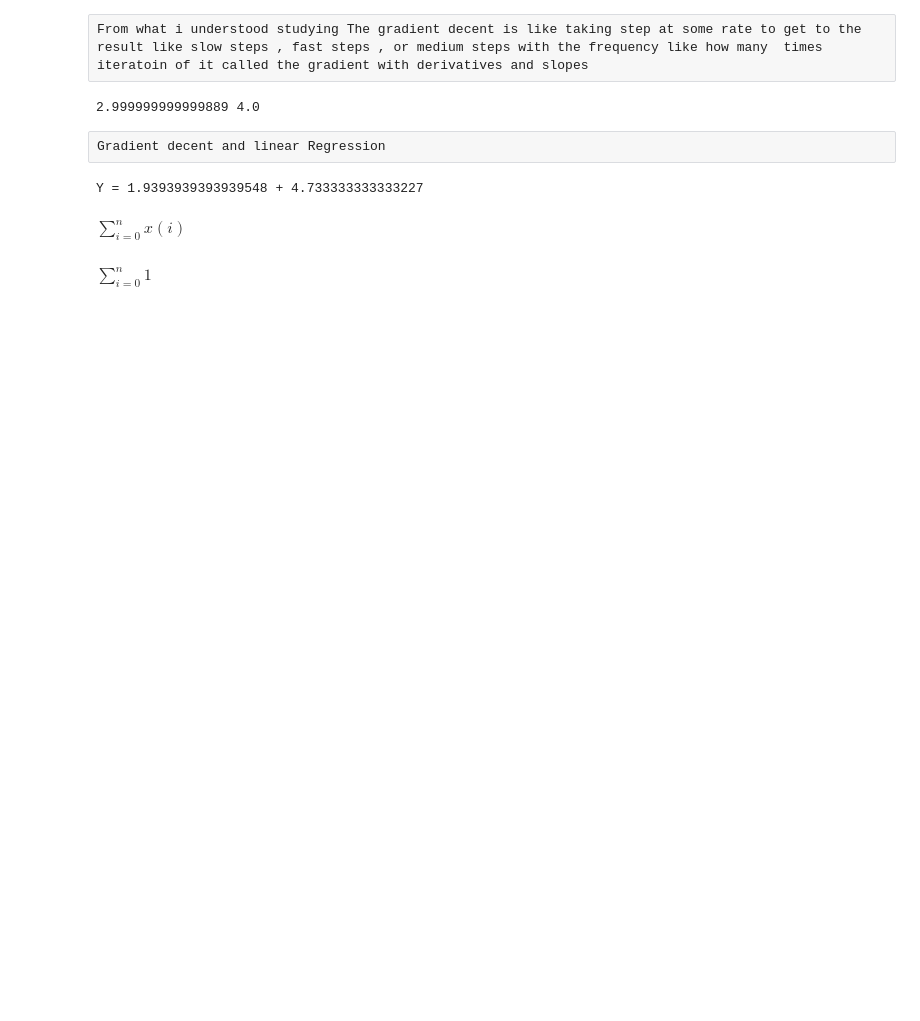
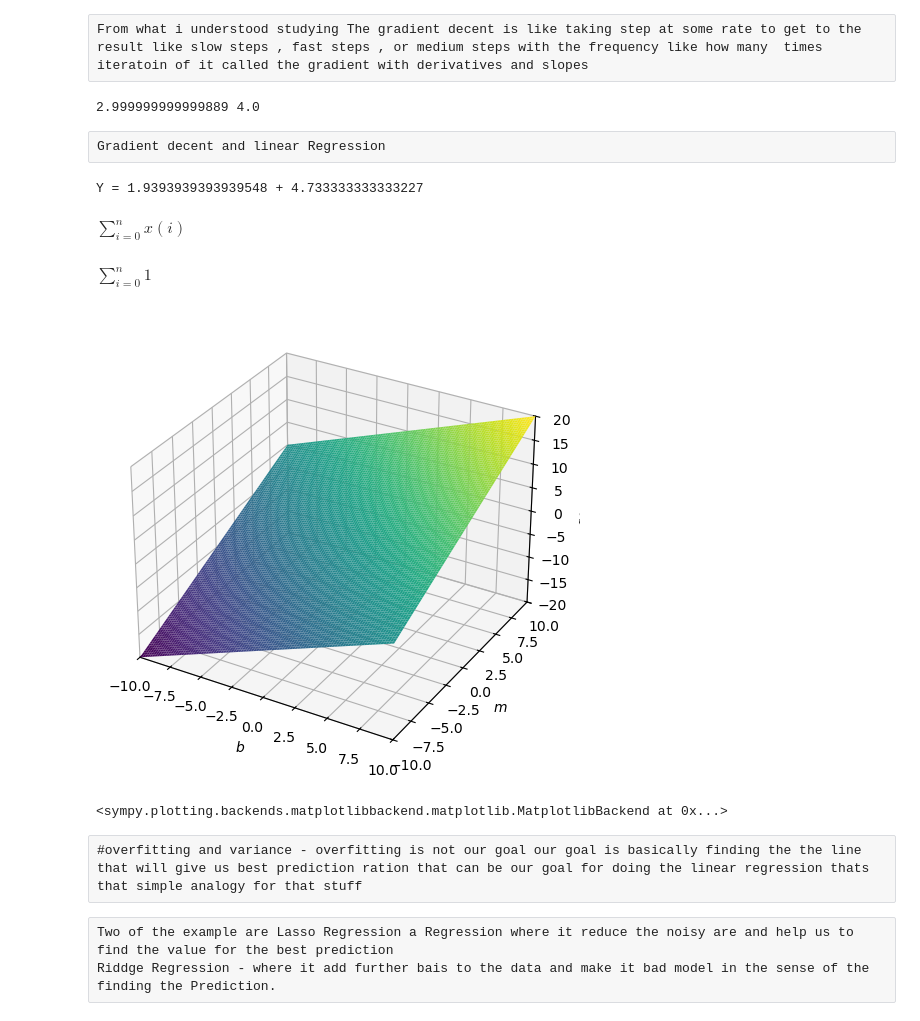
Before and after one commit to Venux09/Data_science_handbook_study, a Jupyter notebook: Maths - maths for datasciece/maths_21.ipynb, the cells around one changed output. Drawn from its saved outputs; the diff is of its cells as text; code cells hidden in the pictures; blank space fills up the shorter version.

Commit message:
add : Plotting the loss fuction and Lasso Regresson and Reddig Regression

```diff
--- a/Maths - maths for datasciece/maths_21.ipynb
+++ b/Maths - maths for datasciece/maths_21.ipynb
@@ -255,0 +262,6 @@ $\displaystyle \sum_{i=0}^{n} 1$
+# %%
+#plotting using the matplot lib
+plot3d(m+b)
+# %% [output]
+[figure, added]
+<sympy.plotting.backends.matplotlibbackend.matplotlib.MatplotlibBackend at 0x...>
@@ -255,0 +271,5 @@ $\displaystyle \sum_{i=0}^{n} 1$
+# %% [raw]
+#overfitting and variance - overfitting is not our goal our goal is basically finding the the line that will give us best prediction ration that can be our goal for doing the linear regression thats that simple analogy for that stuff
+# %% [raw]
+Two of the example are Lasso Regression a Regression where it reduce the noisy are and help us to find the value for the best prediction
+Riddge Regression - where it add further bais to the data and make it bad model in the sense of the finding the Prediction.
```
Also changed, not shown: parts of 3 cells of this notebook, 1 other file.
